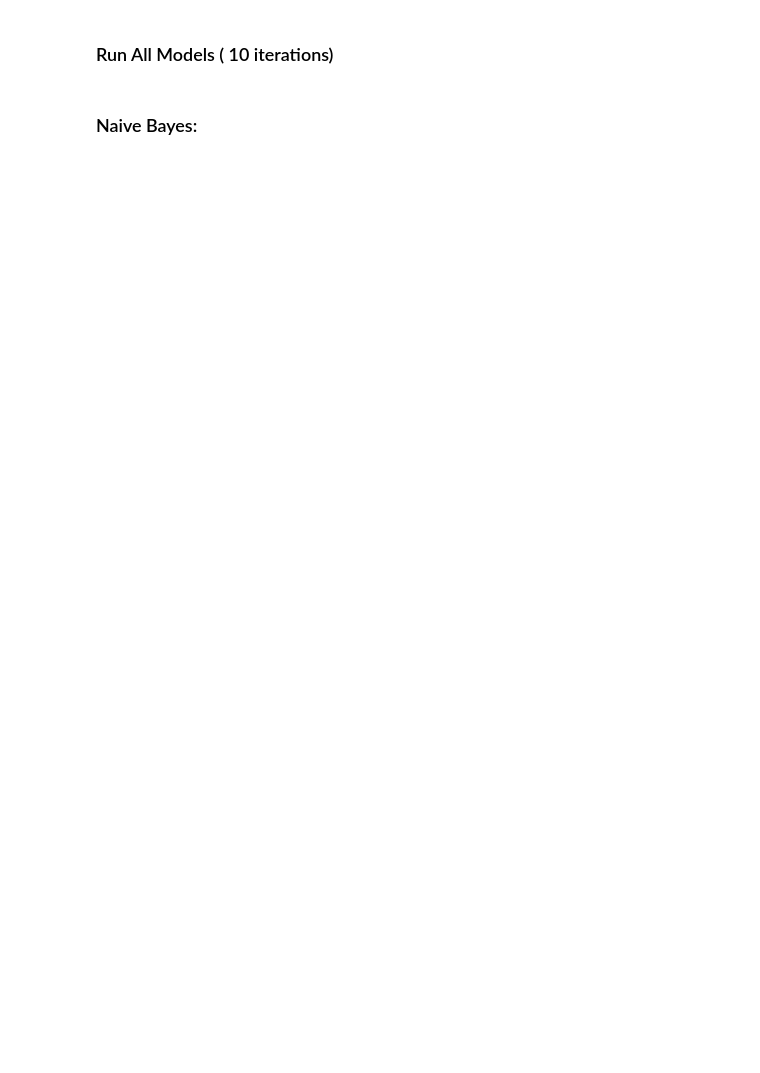
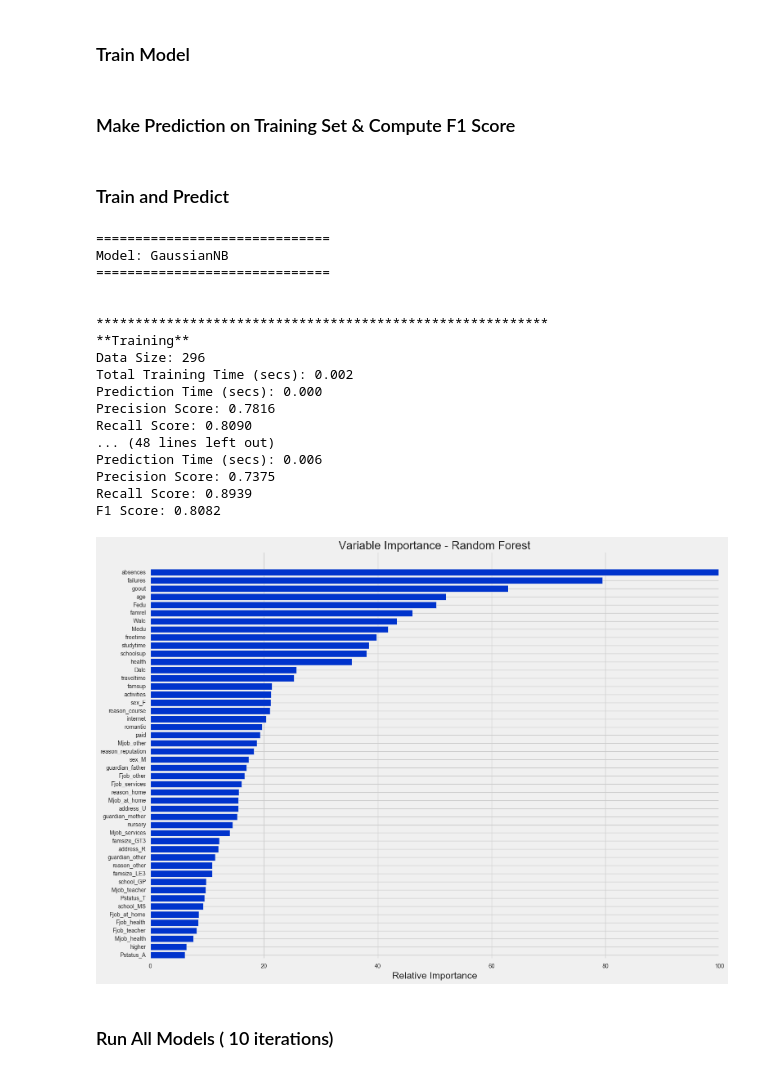
Before and after one commit to Tsmith5151/udacity-student-intervention, a Jupyter notebook: student_intervention.ipynb, the cells around one changed output. Drawn from its saved outputs; the diff is of its cells as text; code cells hidden in the pictures; blank space fills up the shorter version.

Commit message:
add loop for predictions

```diff
--- a/student_intervention.ipynb
+++ b/student_intervention.ipynb
@@ -318,0 +208,2 @@ F1 score for test set: (0.80519480519480513, 0.0026900768280029297)
+# %% [markdown]
+### Train Model
@@ -318,0 +220,67 @@ F1 score for test set: (0.80519480519480513, 0.0026900768280029297)
+# %% [markdown]
+### Make Prediction on Training Set & Compute F1 Score
+# %%
+def predict_labels(clf, features, target):
+    start = time.time() #start prediction time
+    y_pred = clf.predict(features) #predict on testing set
+    end = time.time() # stop prediction time
+    prediction_time = end - start # total prediction time
+    print("Prediction Time (secs): {:.3f}".format(prediction_time))
+
+    p,r,f,s = precision_recall_fscore_support(target.values,
+              y_pred, average='binary', pos_label='yes')
+    print("Precision Score: {0:.4f}".format(p))
+    print("Recall Score: {0:.4f}".format(r))
+    print("F1 Score: {0:.4f}".format(f))
+# %% [markdown]
+### Train and Predict
+# %%
+clf_NB = GaussianNB()
+clf_SVC = SVC()
+clf_RF = RandomForestClassifier(n_estimators = 100)
+
+algorithms = [clf_NB,clf_SVC,clf_RF]
+
+for model in algorithms:
+    print("\n")
+    print("==============================")
+    print("Model: {}".format(model.__class__.__name__))
+    print("==============================")
+    print("\n")
+    print("**********************************************************")
+    print("**Training**")
+    print("Data Size:",len(X_train))
+    # Fit model to training data
+    train_classifier(model, X_train, y_train)
+
+    # Predict on training set and compute F1 score
+    predict_labels(model, X_train, y_train)
+
+    #Predict on Testing Data
+    print("**********************************************************")
+    print("**Testing**")
+    print("Data Size:",len(X_test))
+    predict_labels(model, X_test, y_test)
+
+    if model == clf_RF:
+        print("\n")
+        feature_importance(clf_RF)
+# %% [output]
+==============================
+Model: GaussianNB
+==============================
+
+
+**********************************************************
+**Training**
+Data Size: 296
+Total Training Time (secs): 0.002
+Prediction Time (secs): 0.000
+Precision Score: 0.7816
+Recall Score: 0.8090
+... (48 lines left out)
+Prediction Time (secs): 0.006
+Precision Score: 0.7375
+Recall Score: 0.8939
+F1 Score: 0.8082
+[figure, added]
@@ -357,2 +360,0 @@ def run_all_models(classifiers):
-# %% [markdown]
-### Naive Bayes:
```
Also changed, not shown: parts of 61 cells of this notebook.
